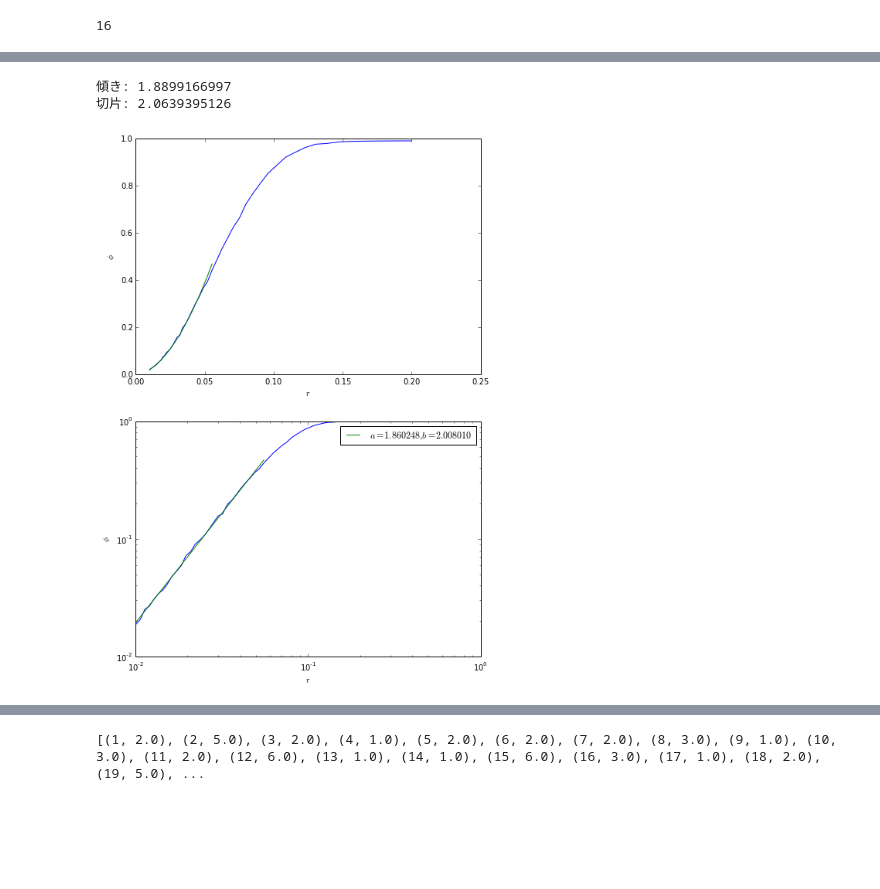
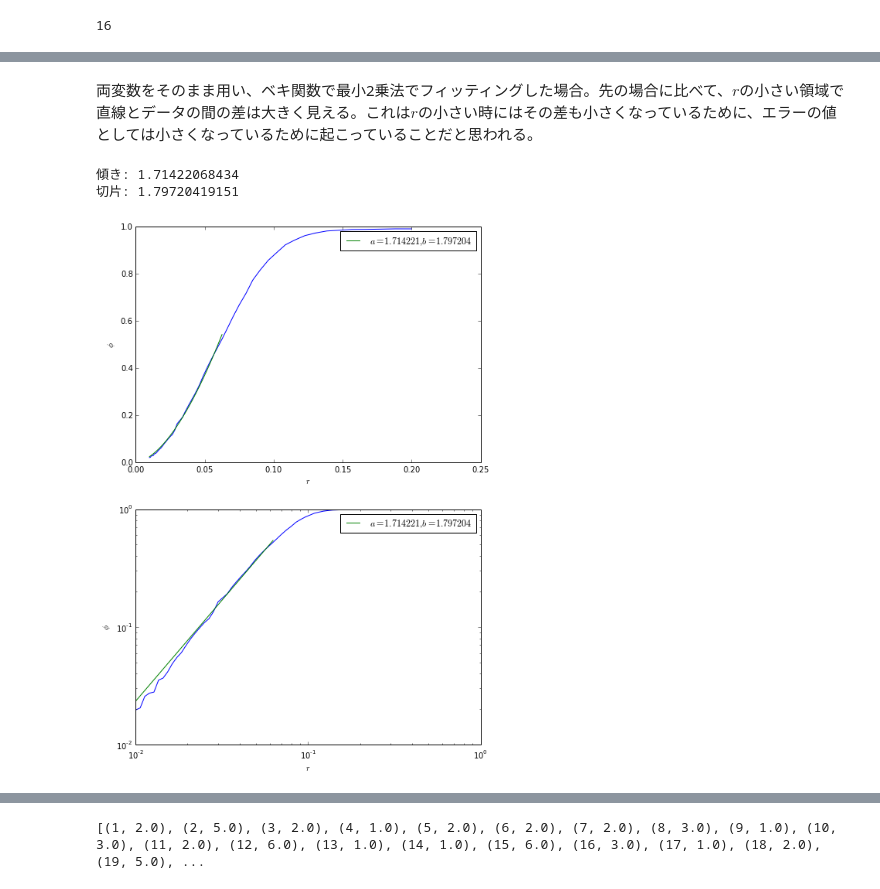
Before and after one commit to ssh0/sotsuron, a Jupyter notebook: 近距離抑制効果.ipynb, the cells around one changed output, grey strips where cells are left out. Drawn from its saved outputs; the diff is of its cells as text; code cells hidden in the pictures; blank space fills up the shorter version.

```diff
--- a/近距離抑制効果.ipynb
+++ b/近距離抑制効果.ipynb
@@ -317,56 +349,34 @@ R = np.power(10, fit_func(res[0], r[imin:imax]))
+# %% [markdown]
+両変数をそのまま用い、ベキ関数で最小2乗法でフィッティングした場合。先の場合に比べて、$r$の小さい領域で直線とデータの間の差は大きく見える。これは$r$の小さい時にはその差も小さくなっているために、エラーの値としては小さくなっているために起こっていることだと思われる。
 # %%
-from scipy.optimize import leastsq
-
 a = 1.5
 b = 0.
 param = [a, b]
+rmin, rmax = 0., 0.07
 
 def fit_func(parameter, x):
     a = parameter[0]
     b = parameter[1]
     return np.power(x, a)*np.power(10, b)
 
 def fit(parameter, x, y):
     return y - fit_func(parameter, x)
-
-rmin, rmax = 0., 0.03
 
 i = 0
 while r[i] < rmin:
     i += 1
 imin, imax = i, i
 while r[i] < rmax:
     i += 1
 imax = i - 1
 
 res = leastsq(fit, param, args=(r[imin:imax], phi1[imin:imax]))
 print u"傾き: " + str(res[0][0])
 print u"切片: " + str(res[0][1])
-R = fit_func(res[0], r[imin:imax])
+R2 = fit_func(res[0], r[imin:imax])
+
+myplot1(r, phi1, r[imin:imax], R2, res[0])
 # %% [output]
-傾き: 1.8899166997
-切片: 2.0639395126
+傾き: 1.71422068434
+切片: 1.79720419151
+[figure, added]
-# %%
-fig = plt.figure(figsize=(8, 12))
-ax1 = fig.add_subplot(211)
-
-ax1.plot(r, phi1)
-ax1.plot(r[imin:imax], R,
-         label=r'$a = %f, b = %f$' % (res[0][0], res[0][1]))
-ax1.set_xlabel(r'$r$')
-ax1.set_ylabel(r'$\phi$')
-ax1.set_xscale('linear')
-ax1.set_yscale('linear')
-
-ax2 = fig.add_subplot(212)
-ax2.plot(r, phi1)
-ax2.plot(r[imin:imax], R,
-         label=r'$a = %f, b = %f$' % (res[0][0], res[0][1]))
-ax2.legend(loc='best')
-ax2.set_xlabel(r'$r$')
-ax2.set_ylabel(r'$\phi$')
-ax2.set_xscale('log')
-ax2.set_yscale('log')
-plt.show()
-# %% [output]
-[figure, removed]
```
Also changed, not shown: parts of 16 cells of this notebook.
